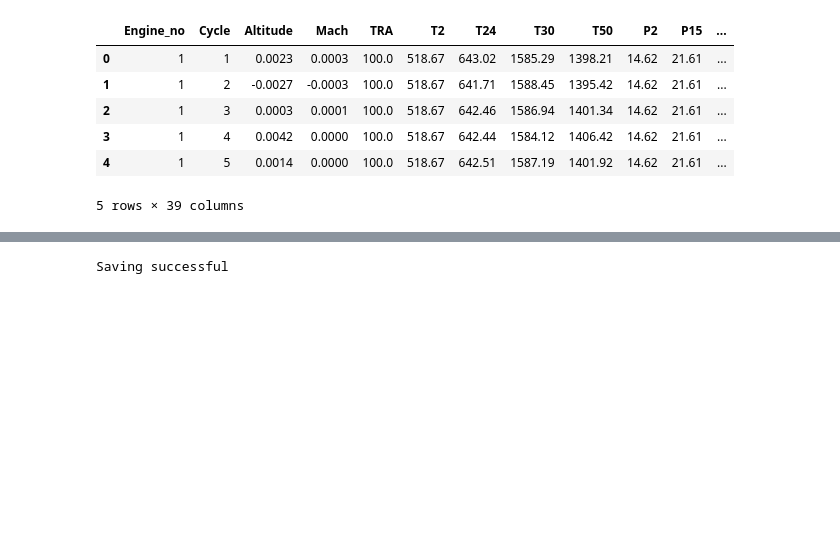
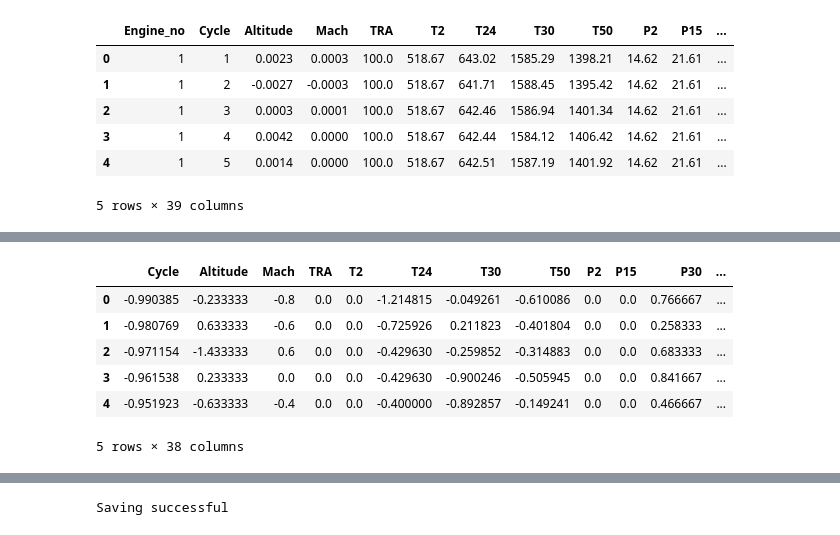
Before and after one commit to Oussama-KIASSI/NASA-Turbofan-Engine-Predictive-Maintenance, a Jupyter notebook: notebooks/Data Processing.ipynb, the cells around one changed output, grey strips where cells are left out. Cells and saved outputs as stored; diff of their text form; code cells hidden in the pictures; blank space fills up the shorter version.

Commit message:
functions params names and add feature_scaling function

```diff
--- a/notebooks/Data Processing.ipynb
+++ b/notebooks/Data Processing.ipynb
@@ -120,0 +141,34 @@ df_test1.head()
+# %%
+def feature_scaling(dataframe_train, dataframe_test, dataset_no):
+    columns = dataframe_train.columns[1:]
+    X_train = dataframe_train.drop(['Engine_no', 'RUL'], axis=1).values
+    y_train = dataframe_train.loc[:, 'RUL'].values
+    X_test = dataframe_test.drop(['Engine_no', 'RUL'], axis=1).values
+    y_test = dataframe_test.loc[:, 'RUL'].values
+    Scaler = RobustScaler()
+    X_train = Scaler.fit_transform(X_train)
+    X_test = Scaler.transform(X_test)
+    dataframe_train_scaled = pd.DataFrame(np.hstack((X_train, y_train[:,None])), columns=columns)
+    dataframe_test_scaled = pd.DataFrame(np.hstack((X_test, y_test[:,None])), columns=columns)
+    return dataframe_train_scaled, dataframe_test_scaled
+# %%
+df_train1, df_test1 = feature_scaling(df_train1, df_train2, '1')
+# %%
+df_train1 = processing.feature_scaling(df_train1)
+df_train2 = processing.feature_scaling(df_train2)
+df_train3 = processing.feature_scaling(df_train3)
+df_train4 = processing.feature_scaling(df_train4)
+df_test1 = processing.feature_scaling(df_test1)
+df_test2 = processing.feature_scaling(df_test2)
+df_test3 = processing.feature_scaling(df_test3)
+df_test4 = processing.feature_scaling(df_test4)
+# %%
+df_train1.head()
+# %% [output]
+|  | Cycle | Altitude | Mach | TRA | T2 | T24 | T30 | T50 | P2 | P15 | P30 | ... |
+| 0 | -0.990385 | -0.233333 | -0.8 | 0.0 | 0.0 | -1.214815 | -0.049261 | -0.610086 | 0.0 | 0.0 | 0.766667 | ... |
+| 1 | -0.980769 | 0.633333 | -0.6 | 0.0 | 0.0 | -0.725926 | 0.211823 | -0.401804 | 0.0 | 0.0 | 0.258333 | ... |
+| 2 | -0.971154 | -1.433333 | 0.6 | 0.0 | 0.0 | -0.429630 | -0.259852 | -0.314883 | 0.0 | 0.0 | 0.683333 | ... |
+| 3 | -0.961538 | 0.233333 | 0.0 | 0.0 | 0.0 | -0.429630 | -0.900246 | -0.505945 | 0.0 | 0.0 | 0.841667 | ... |
+| 4 | -0.951923 | -0.633333 | -0.4 | 0.0 | 0.0 | -0.400000 | -0.892857 | -0.149241 | 0.0 | 0.0 | 0.466667 | ... |
+5 rows × 38 columns
```
Also changed, not shown: parts of 10 cells of this notebook, 5 other files.
